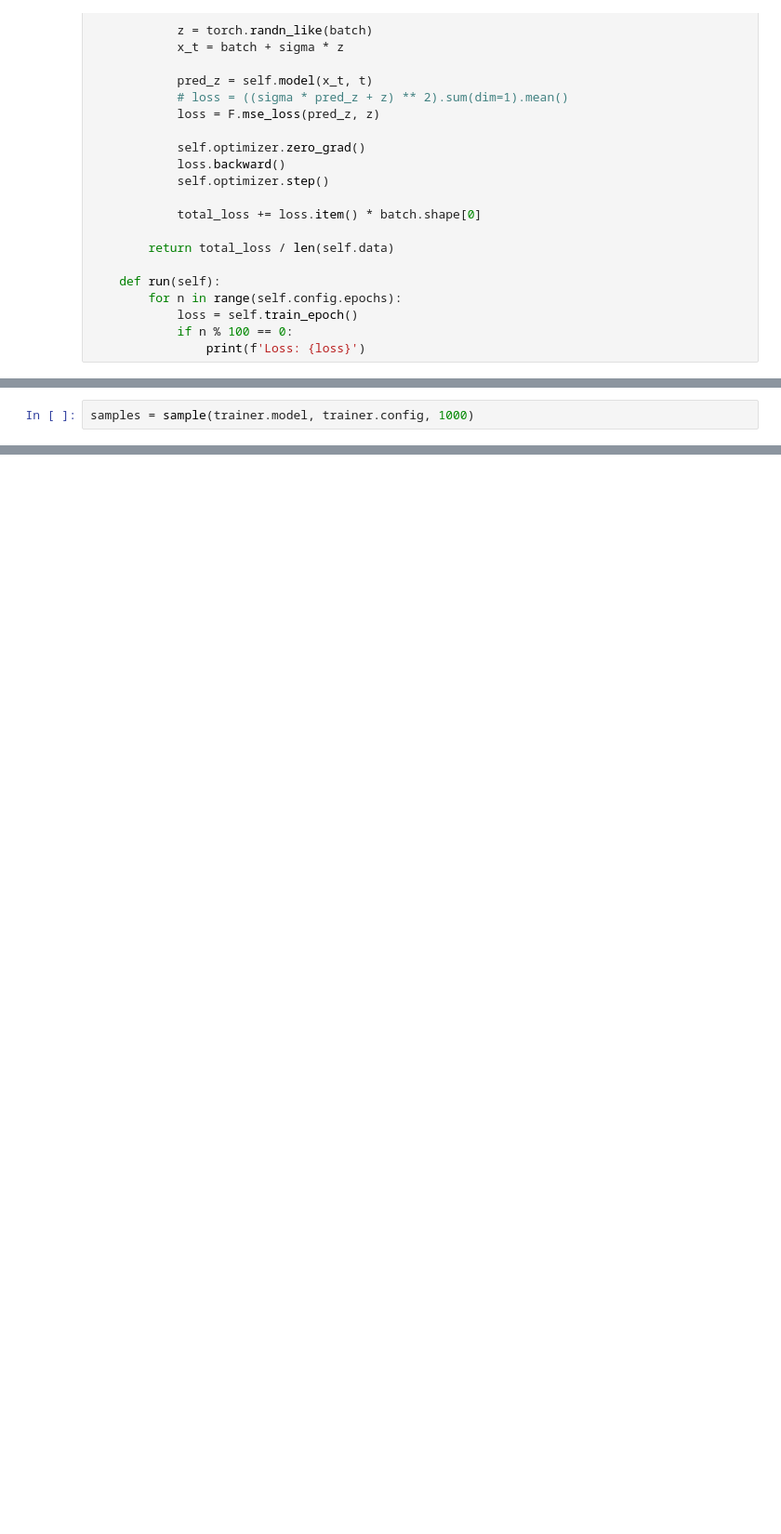
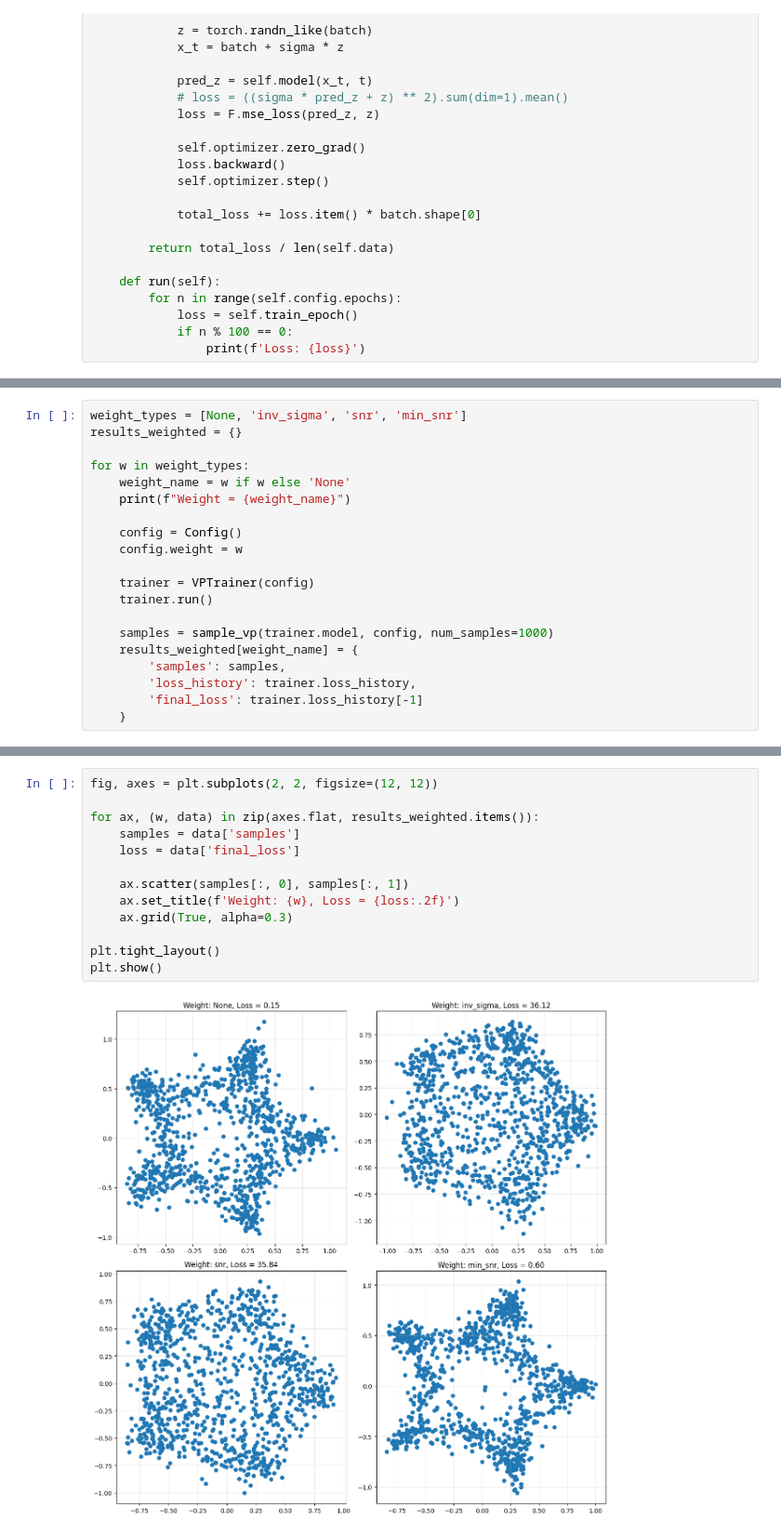
Before and after one commit to YulShav/Computer-Vision, a Jupyter notebook: CV_HW3.ipynb, the cells around one changed output, grey strips where cells are left out. Shown at 93% size. Drawn from its saved outputs; the diff is of its cells as text; blank space fills up the shorter version.

```diff
--- a/CV_HW3.ipynb
+++ b/CV_HW3.ipynb
@@ -186,5 +291,3 @@ def sample(model, config, num_samples=1000):
             x = x + drift + diffusion
 
         return x.cpu().numpy()
-# %%
-samples = sample(trainer.model, trainer.config, 1000)
@@ -195,0 +402,20 @@ plt.show()
+# %%
+weight_types = [None, 'inv_sigma', 'snr', 'min_snr']
+results_weighted = {}
+
+for w in weight_types:
+    weight_name = w if w else 'None'
+    print(f"Weight = {weight_name}")
+
+    config = Config()
+    config.weight = w
+
+    trainer = VPTrainer(config)
+    trainer.run()
+
+    samples = sample_vp(trainer.model, config, num_samples=1000)
+    results_weighted[weight_name] = {
+        'samples': samples,
+        'loss_history': trainer.loss_history,
+        'final_loss': trainer.loss_history[-1]
+    }
@@ -195,0 +440,15 @@ plt.show()
+# %%
+fig, axes = plt.subplots(2, 2, figsize=(12, 12))
+
+for ax, (w, data) in zip(axes.flat, results_weighted.items()):
+    samples = data['samples']
+    loss = data['final_loss']
+
+    ax.scatter(samples[:, 0], samples[:, 1])
+    ax.set_title(f'Weight: {w}, Loss = {loss:.2f}')
+    ax.grid(True, alpha=0.3)
+
+plt.tight_layout()
+plt.show()
+# %% [output]
+[figure, added]
```
Also changed, not shown: parts of 20 cells of this notebook.
